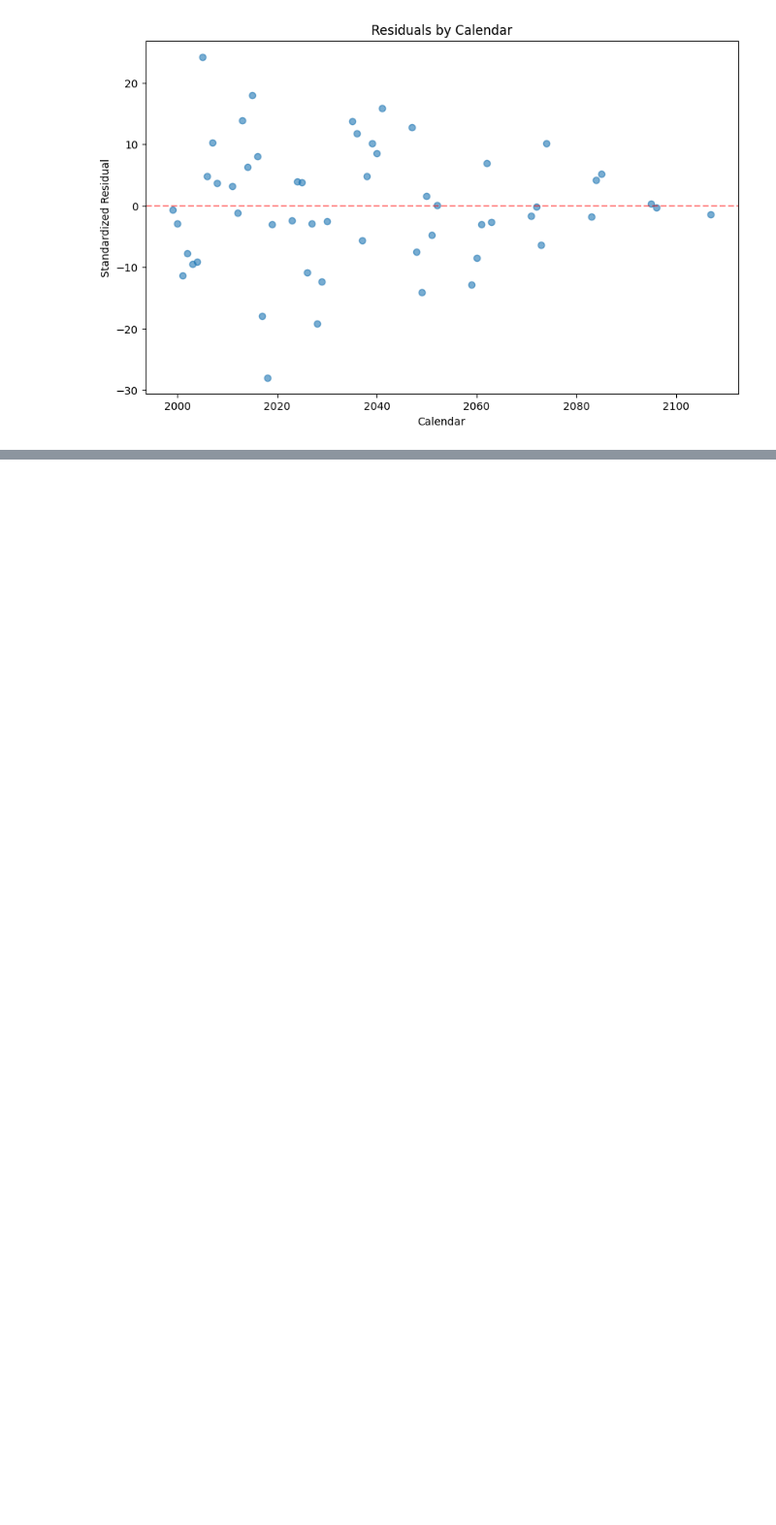
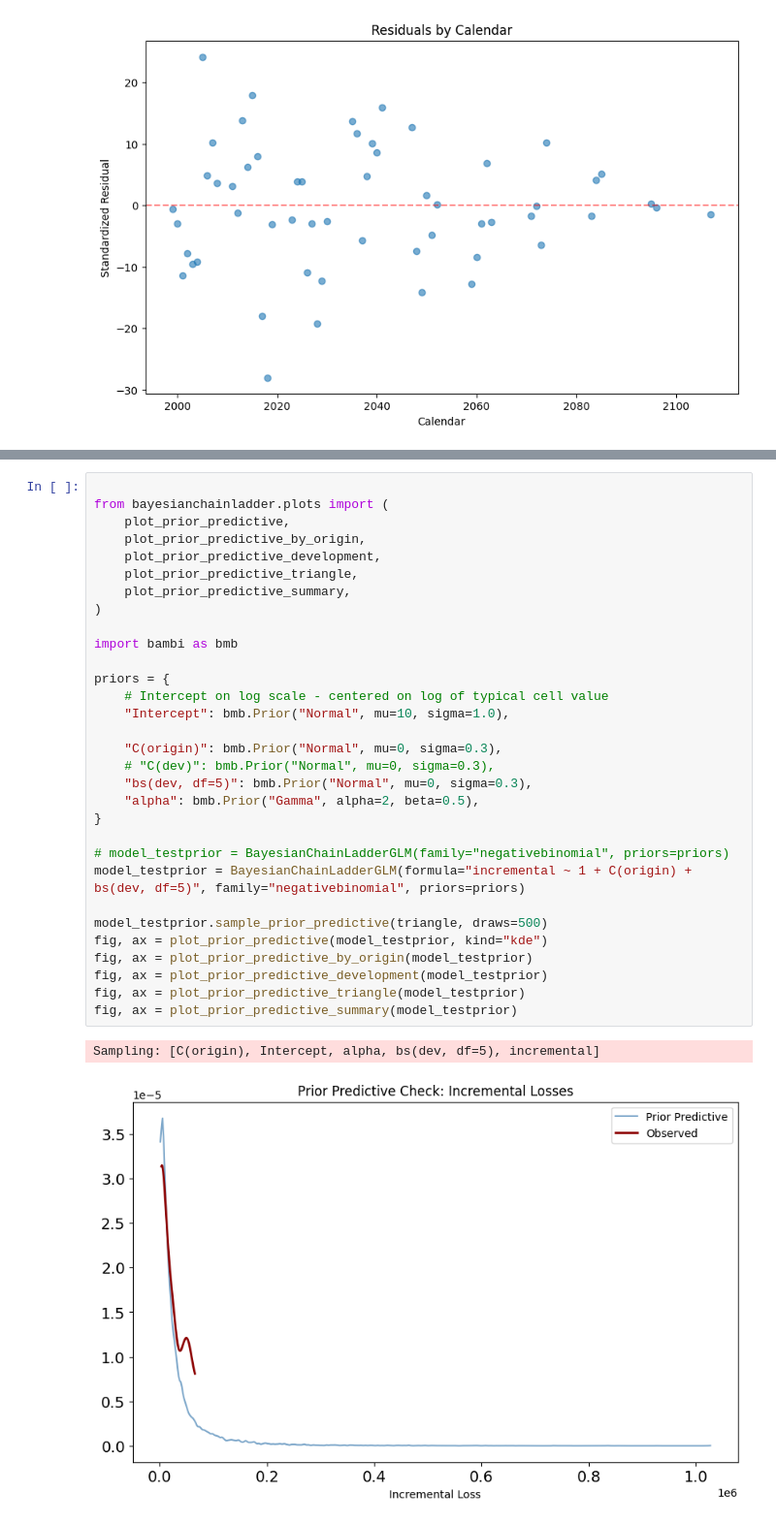
Before and after one commit to problemofpoints/bayesianchainladder, a Jupyter notebook: references/test-notebook.ipynb, the cells around one changed output, grey strips where cells are left out. Shown at 97% size. Cells and saved outputs as stored; diff of their text form; blank space fills up the shorter version.

```diff
--- a/references/test-notebook.ipynb
+++ b/references/test-notebook.ipynb
@@ -259,0 +246,34 @@ az.compare({"Categorical Dev": model.idata, "Spline Dev": model_spline.idata})
+# %%
+
+from bayesianchainladder.plots import (
+    plot_prior_predictive,
+    plot_prior_predictive_by_origin,
+    plot_prior_predictive_development,
+    plot_prior_predictive_triangle,
+    plot_prior_predictive_summary,
+)
+
+import bambi as bmb
+
+priors = {
+    # Intercept on log scale - centered on log of typical cell value
+    "Intercept": bmb.Prior("Normal", mu=10, sigma=1.0),
+
+    "C(origin)": bmb.Prior("Normal", mu=0, sigma=0.3),
+    # "C(dev)": bmb.Prior("Normal", mu=0, sigma=0.3),
+    "bs(dev, df=5)": bmb.Prior("Normal", mu=0, sigma=0.3),
+    "alpha": bmb.Prior("Gamma", alpha=2, beta=0.5),
+}
+
+# model_testprior = BayesianChainLadderGLM(family="negativebinomial", priors=priors)
+model_testprior = BayesianChainLadderGLM(formula="incremental ~ 1 + C(origin) + bs(dev, df=5)", family="negativebinomial", priors=priors)
+
+model_testprior.sample_prior_predictive(triangle, draws=500)
+fig, ax = plot_prior_predictive(model_testprior, kind="kde")
+fig, ax = plot_prior_predictive_by_origin(model_testprior)
+fig, ax = plot_prior_predictive_development(model_testprior)
+fig, ax = plot_prior_predictive_triangle(model_testprior)
+fig, ax = plot_prior_predictive_summary(model_testprior)
+# %% [output]
+Sampling: [C(origin), Intercept, alpha, bs(dev, df=5), incremental]
+[figure, added]
```
Also changed, not shown: parts of 12 cells of this notebook.
